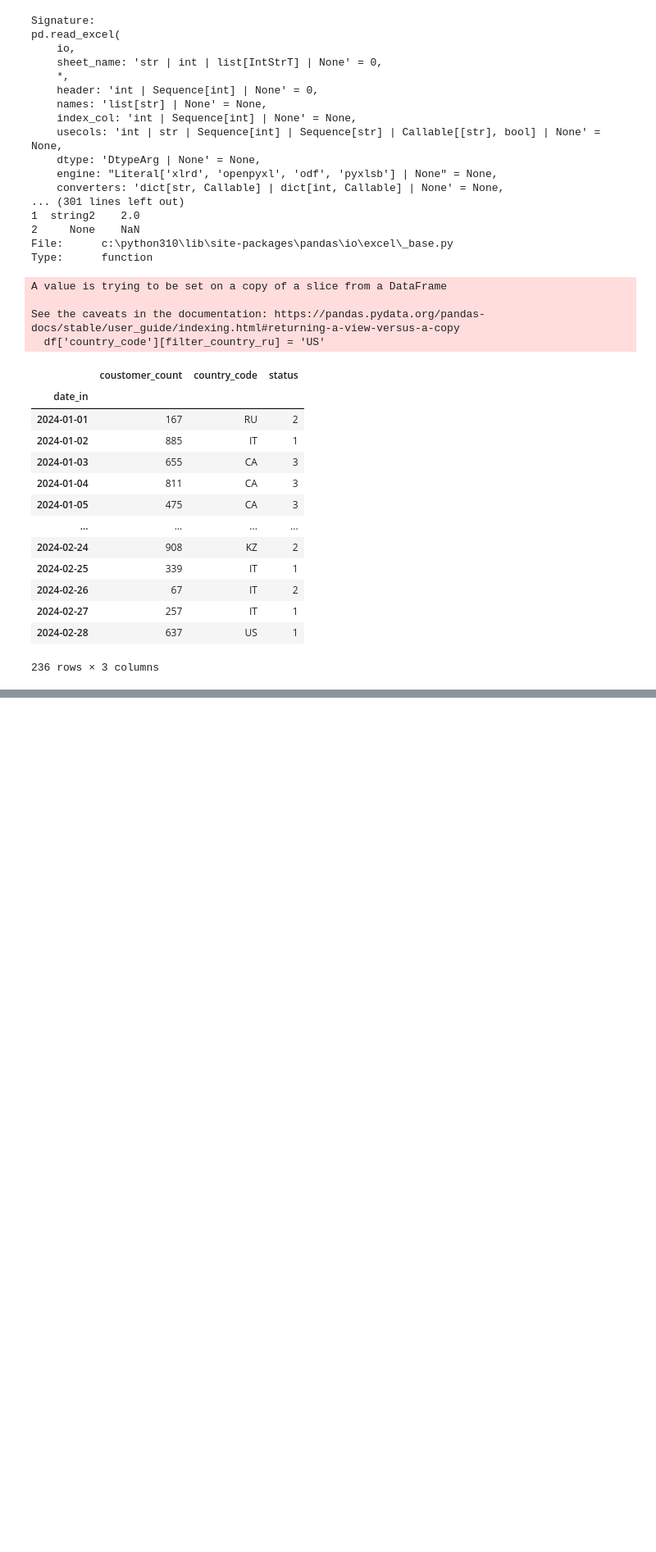
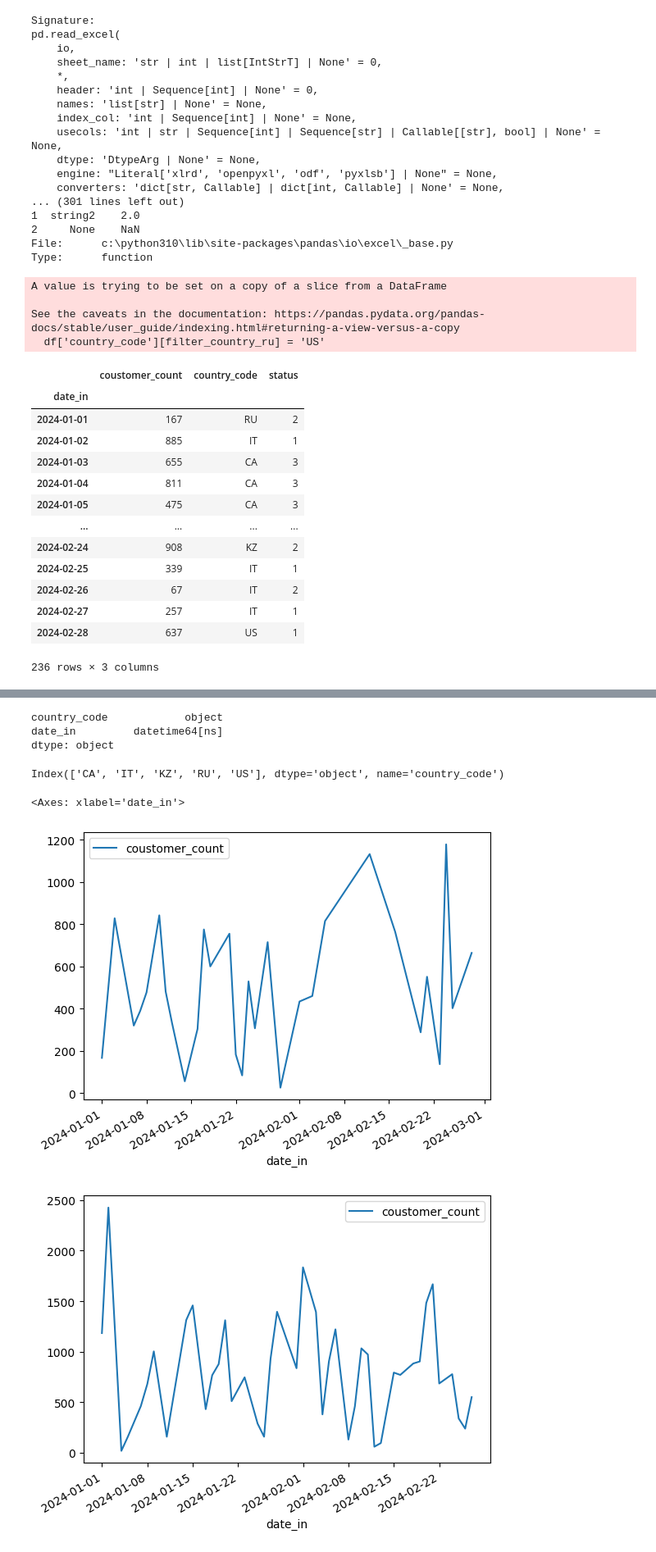
Before and after one commit to Data-Engineer-Course-Materials/big-data-02-2024, a Jupyter notebook: pandas_task_2.ipynb, the cells around one changed output, grey strips where cells are left out. Shown: that part at 82% size. Drawn from its saved outputs; the diff is of its cells as text; code cells hidden in the pictures; blank space fills up the shorter version.

```diff
--- a/pandas_task_2.ipynb
+++ b/pandas_task_2.ipynb
@@ -188,3 +198,6 @@ df
 ## Добавить колонку Годовая цель. Отобразить на одном графике.
 
 ## Показать как менялось в процентах по годам
+# %%
+daily_data = df.reset_index().groupby(['country_code','date_in']).sum()
+daily_data
@@ -190,0 +241,18 @@ df
+# %%
+daily_data.index.dtypes
+# %% [output]
+country_code            object
+date_in         datetime64[ns]
+dtype: object
+# %%
+daily_data.index.levels[0]
+# %% [output]
+Index(['CA', 'IT', 'KZ', 'RU', 'US'], dtype='object', name='country_code')
+# %%
+daily_data.loc['RU'].plot()
+daily_data.loc['IT'].plot()
+daily_data.loc['US'].plot()
+# %% [output]
+<Axes: xlabel='date_in'>
+[figure, added]
+[figure, added]
```
Also changed, not shown: parts of 14 cells of this notebook.
